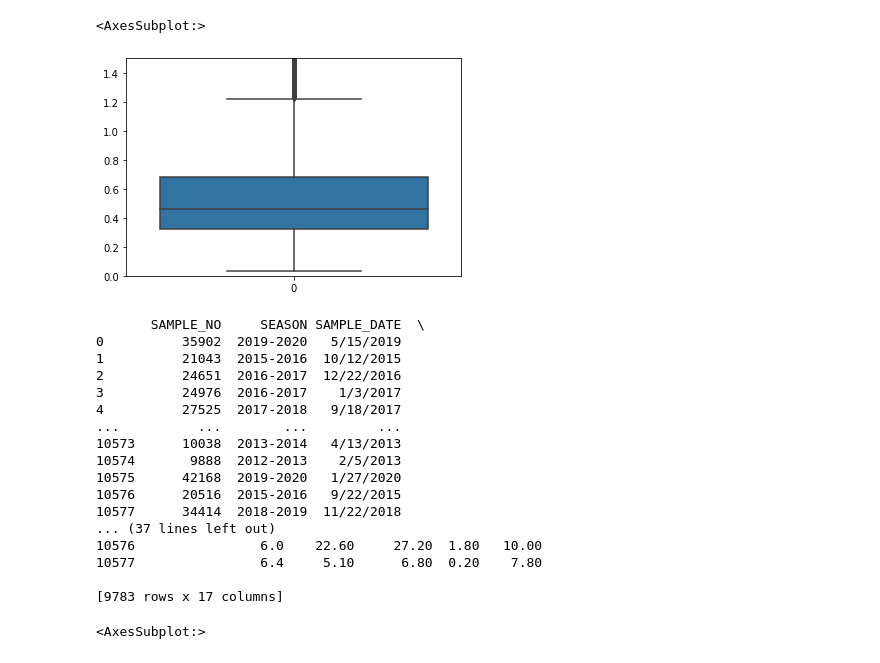
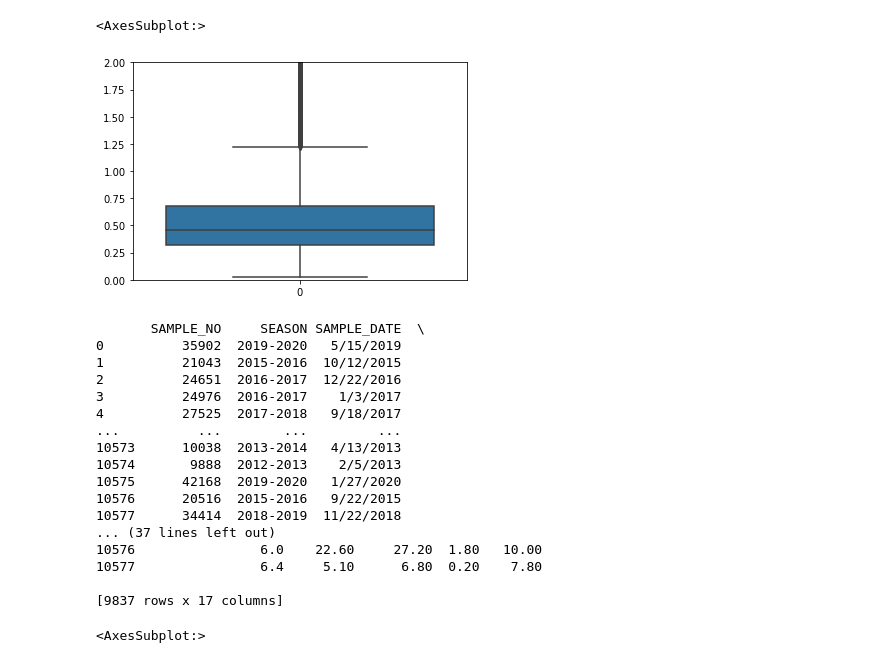
Before and after one commit to vedant218/soilfertility, a Jupyter notebook: MPR FINAL1.ipynb, the cells around one changed output. Cells and saved outputs as stored; diff of their text form; code cells hidden in the pictures.

```diff
--- a/MPR FINAL1.ipynb
+++ b/MPR FINAL1.ipynb
@@ -16,17 +23,20 @@ df.head()
 # %%
 import seaborn as sns
 import matplotlib.pyplot as plt
 
-plt.ylim(0,1.5)
+plt.ylim(0,2)
 sns.boxplot(df['EC'] )
 # %% [output]
 <AxesSubplot:>
-[figure, old version]
+[figure, new version]
 # %%
-threshold = 1.2
-
+threshold = 1.25
 deli = np.where(df["EC"]>threshold)
 df.drop(deli[0],inplace = True)
+
+t2 = 0.01
+delo = np.where(df["EC"] < t2)
+df.drop(delo[0],inplace = True)
 
 # noisy_data = df[df["POTASH"] > threshold]
 
@@ -51,7 +61,7 @@ print(df)
 10576                6.0    22.60     27.20  1.80   10.00
 10577                6.4     5.10      6.80  0.20    7.80
 
-[9783 rows x 17 columns]
+[9837 rows x 17 columns]
 # %%
 df.reset_index(inplace=True, drop=True)
 # %%
```
Also changed, not shown: parts of 35 cells of this notebook.
